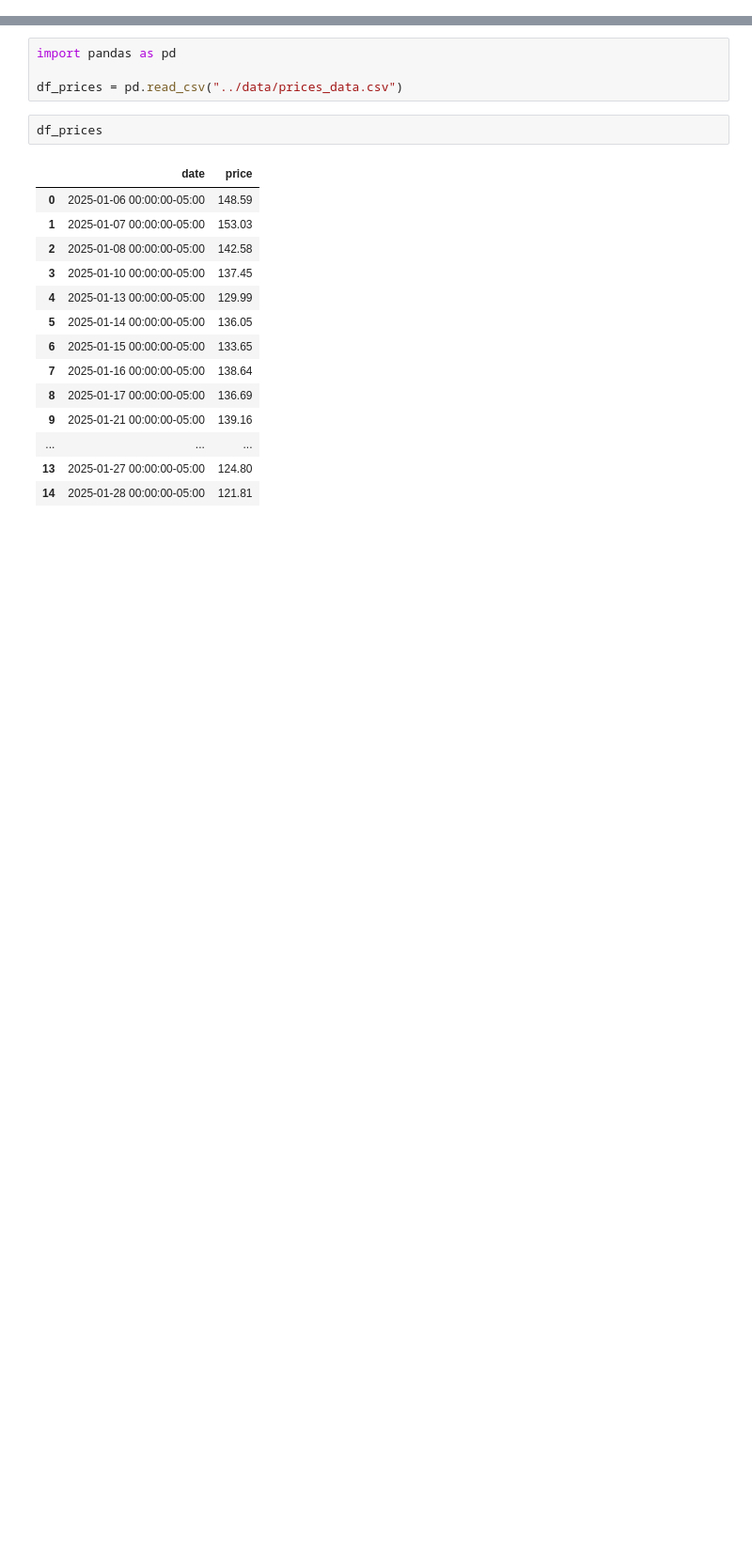
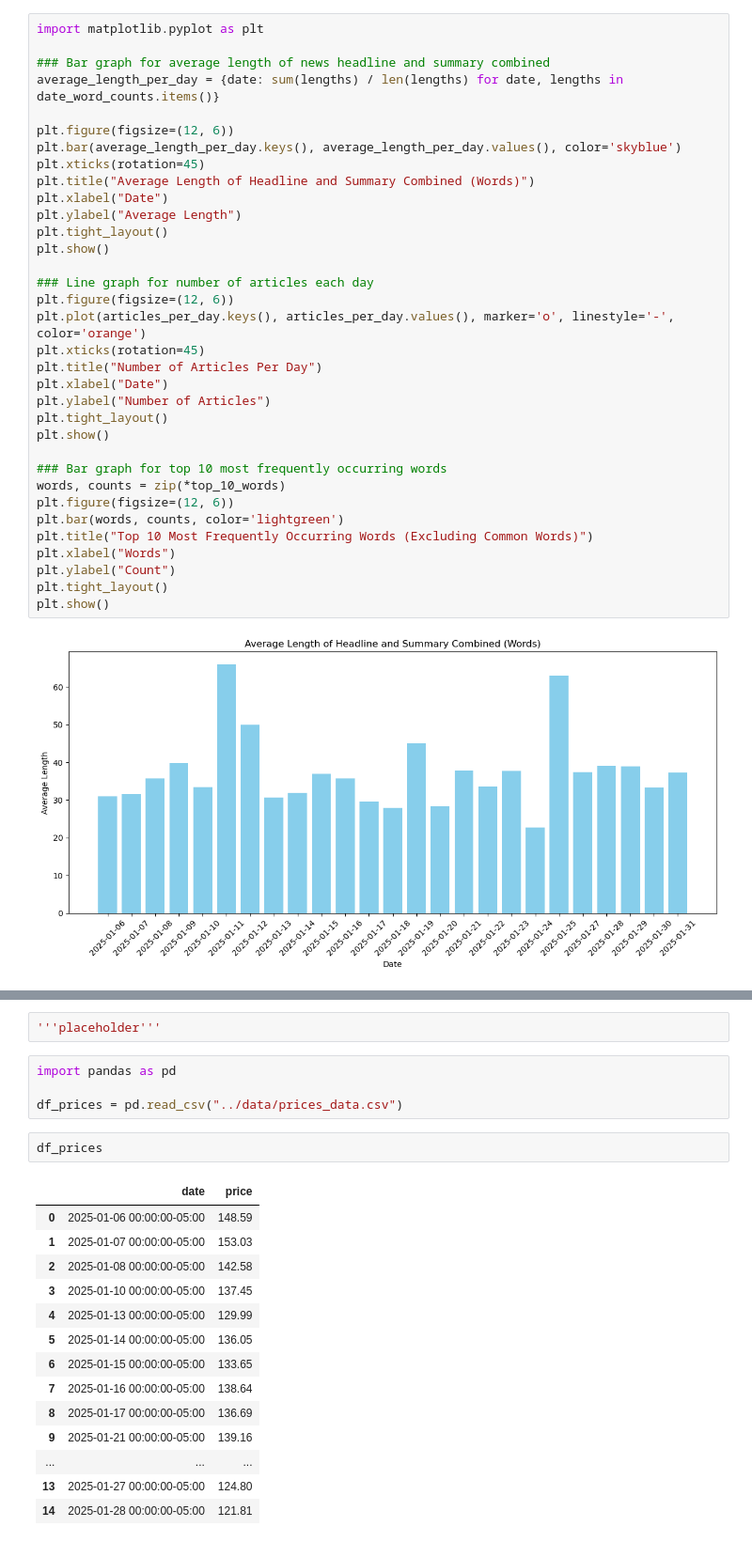
Before and after one commit to wdgstl/MarketSentimentAnalysis, a Jupyter notebook: scripts/EDA.ipynb, the cells around one changed output, grey strips where cells are left out. Shown at 94% size. Drawn from its saved outputs; the diff is of its cells as text; blank space fills up the shorter version.

```diff
--- a/scripts/EDA.ipynb
+++ b/scripts/EDA.ipynb
@@ -8,0 +129,36 @@ numbers of articles per day
+# %%
+import matplotlib.pyplot as plt
+
+### Bar graph for average length of news headline and summary combined
+average_length_per_day = {date: sum(lengths) / len(lengths) for date, lengths in date_word_counts.items()}
+
+plt.figure(figsize=(12, 6))
+plt.bar(average_length_per_day.keys(), average_length_per_day.values(), color='skyblue')
+plt.xticks(rotation=45)
+plt.title("Average Length of Headline and Summary Combined (Words)")
+plt.xlabel("Date")
+plt.ylabel("Average Length")
+plt.tight_layout()
+plt.show()
+
+### Line graph for number of articles each day
+plt.figure(figsize=(12, 6))
+plt.plot(articles_per_day.keys(), articles_per_day.values(), marker='o', linestyle='-', color='orange')
+plt.xticks(rotation=45)
+plt.title("Number of Articles Per Day")
+plt.xlabel("Date")
+plt.ylabel("Number of Articles")
+plt.tight_layout()
+plt.show()
+
+### Bar graph for top 10 most frequently occurring words
+words, counts = zip(*top_10_words)
+plt.figure(figsize=(12, 6))
+plt.bar(words, counts, color='lightgreen')
+plt.title("Top 10 Most Frequently Occurring Words (Excluding Common Words)")
+plt.xlabel("Words")
+plt.ylabel("Count")
+plt.tight_layout()
+plt.show()
+# %% [output]
+[figure, added]
@@ -9,3 +167,5 @@ numbers of articles per day
+# %%
+'''placeholder'''
 # %%
 import pandas as pd
 
```
Also changed, not shown: parts of 7 cells of this notebook, 1 other file.
